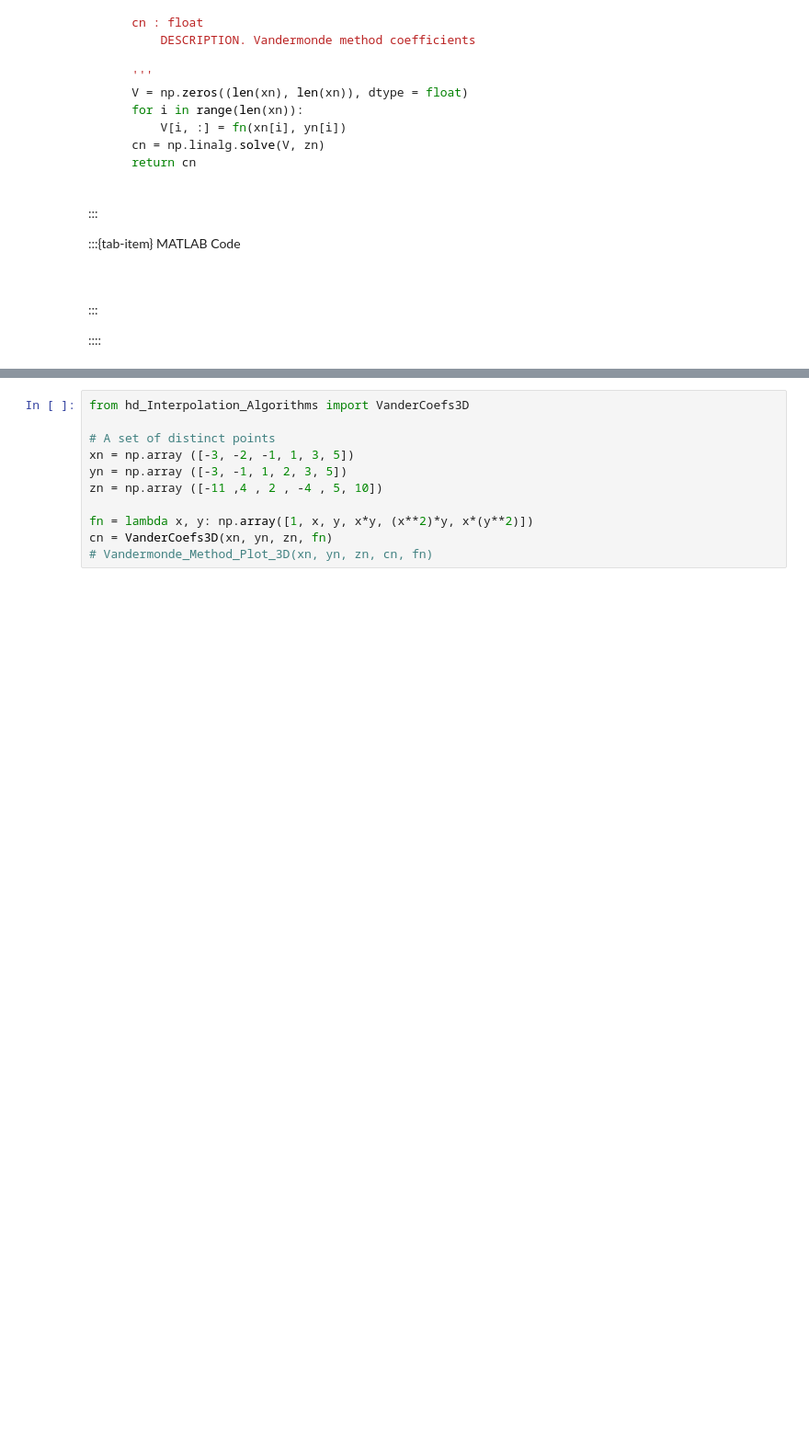
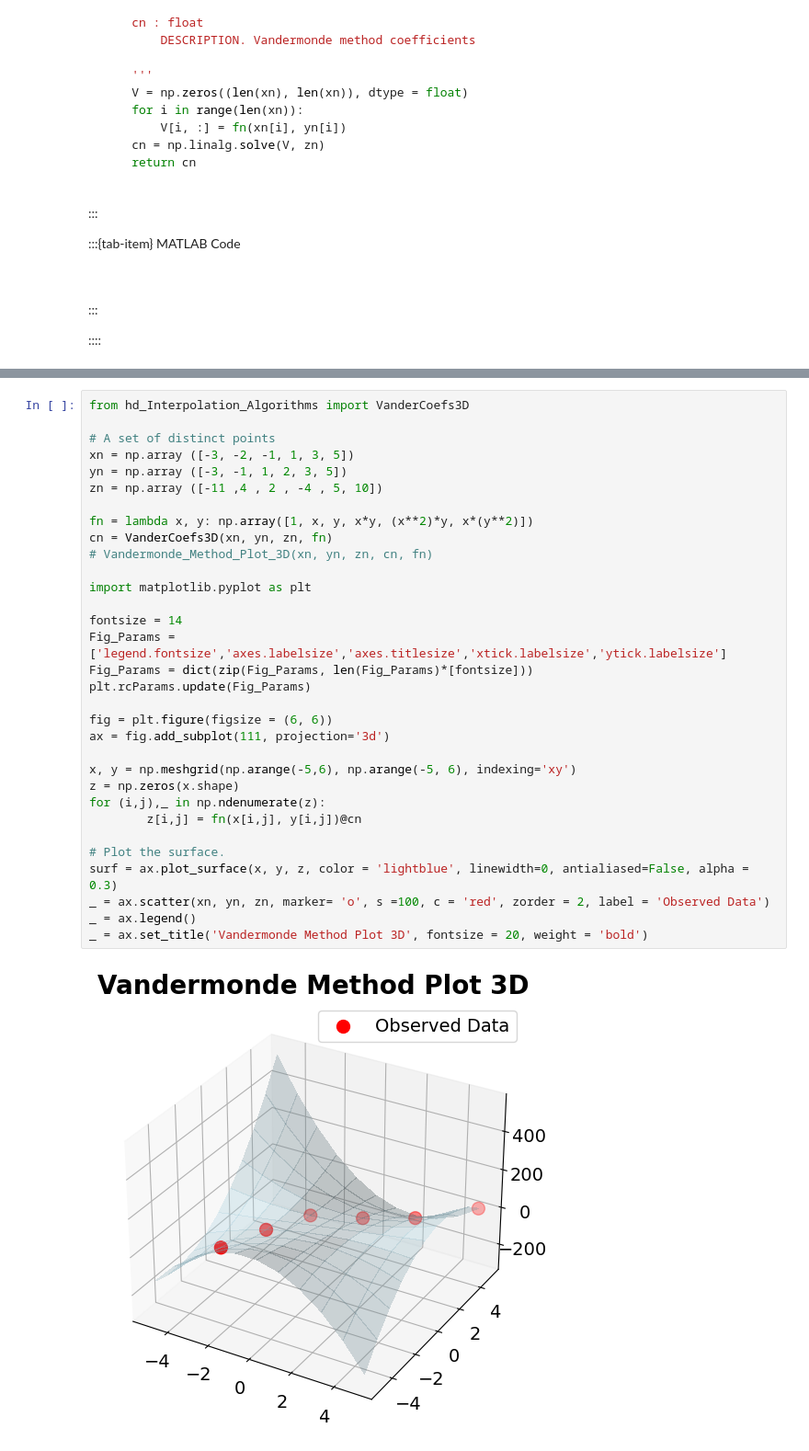
Before and after one commit to HatefDastour/hatefdastour.github.io, a Jupyter notebook: _notes/Numerical_Analysis/_sources/chapter_03/Vandermonde_Method.ipynb, the cells around one changed output, grey strips where cells are left out. Shown at 92% size. Saved outputs shown, nothing was run; the diff lists cells and outputs as text; blank space fills up the shorter version.

```diff
--- a/_notes/Numerical_Analysis/_sources/chapter_03/Vandermonde_Method.ipynb
+++ b/_notes/Numerical_Analysis/_sources/chapter_03/Vandermonde_Method.ipynb
@@ -370,11 +540,34 @@ Construct an interpolating polynomial using Vandermonde method coefficients that
 # %%
 from hd_Interpolation_Algorithms import VanderCoefs3D
 
 # A set of distinct points
 xn = np.array ([-3, -2, -1, 1, 3, 5])
 yn = np.array ([-3, -1, 1, 2, 3, 5])
 zn = np.array ([-11 ,4 , 2 , -4 , 5, 10])
 
 fn = lambda x, y: np.array([1, x, y, x*y, (x**2)*y, x*(y**2)])
 cn = VanderCoefs3D(xn, yn, zn, fn)
 # Vandermonde_Method_Plot_3D(xn, yn, zn, cn, fn)
+
+import matplotlib.pyplot as plt
+
+fontsize = 14
+Fig_Params = ['legend.fontsize','axes.labelsize','axes.titlesize','xtick.labelsize','ytick.labelsize']
+Fig_Params = dict(zip(Fig_Params, len(Fig_Params)*[fontsize]))
+plt.rcParams.update(Fig_Params)
+
+fig = plt.figure(figsize = (6, 6))
+ax = fig.add_subplot(111, projection='3d')
+
+x, y = np.meshgrid(np.arange(-5,6), np.arange(-5, 6), indexing='xy')
+z = np.zeros(x.shape)
+for (i,j),_ in np.ndenumerate(z):
+        z[i,j] = fn(x[i,j], y[i,j])@cn
+
+# Plot the surface.
+surf = ax.plot_surface(x, y, z, color = 'lightblue', linewidth=0, antialiased=False, alpha = 0.3)
+_ = ax.scatter(xn, yn, zn, marker= 'o', s =100, c = 'red', zorder = 2, label = 'Observed Data')
+_ = ax.legend()
+_ = ax.set_title('Vandermonde Method Plot 3D', fontsize = 20, weight = 'bold')
+# %% [output]
+[figure, added]
```
Also changed, not shown: parts of 11 cells of this notebook, 6 other files.
